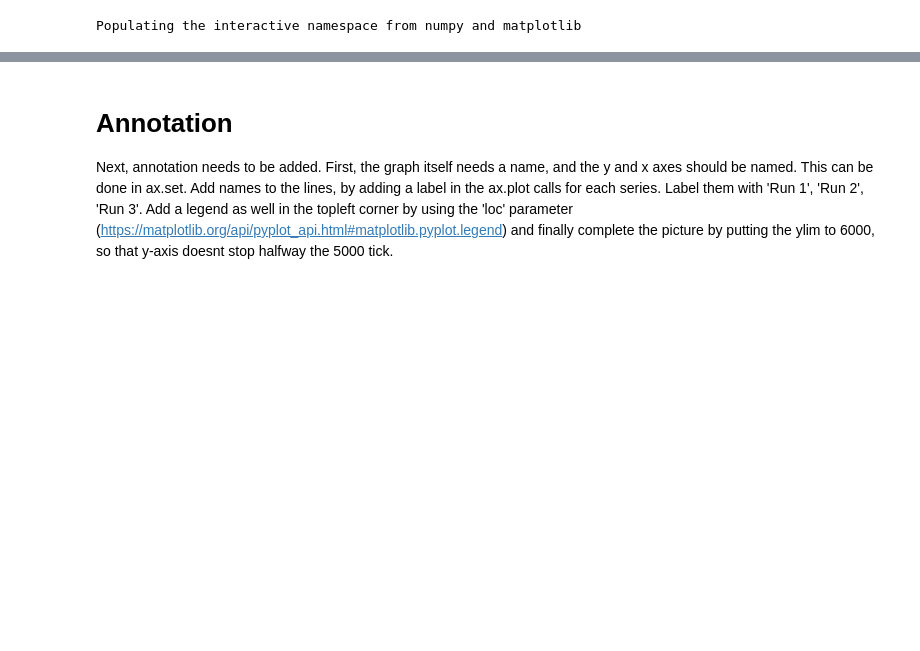
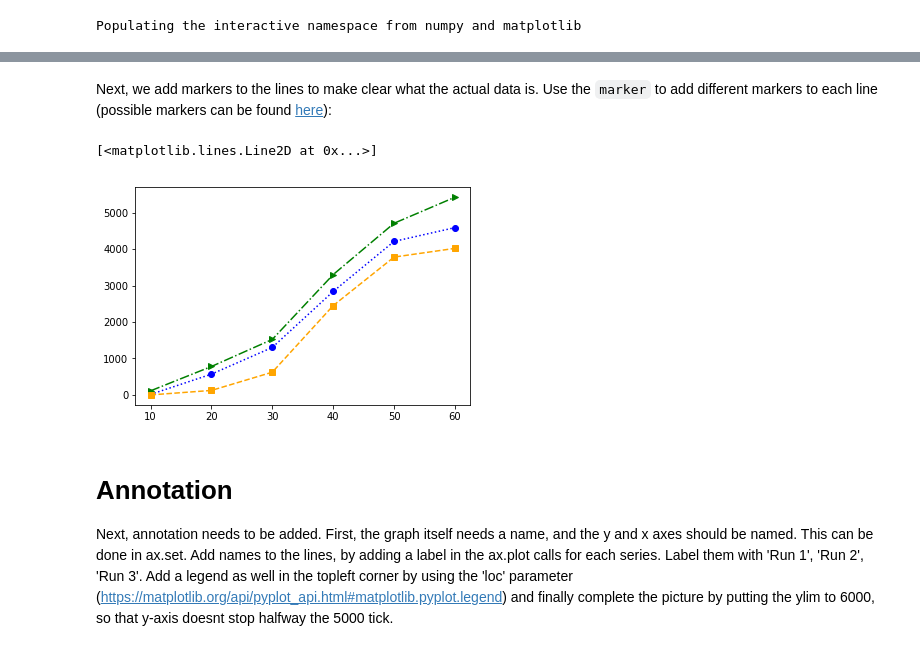
Before and after one commit to lacdr-tox/basic-programming-in-drug-discovery, a Jupyter notebook: python/exercises/2. Basic Plotting.ipynb, the cells around one changed output, grey strips where cells are left out. Cells and saved outputs as stored; diff of their text form; code cells hidden in the pictures; blank space fills up the shorter version.

```diff
--- a/python/exercises/2. Basic Plotting.ipynb
+++ b/python/exercises/2. Basic Plotting.ipynb
@@ -70,3 +65,14 @@ ax.plot(conc,counts[12:], color='orange', linestyle='--')
+# %% [markdown]
+Next, we add markers to the lines to make clear what the actual data is. Use the `marker` to add different markers to each line (possible markers can be found [here](https://matplotlib.org/api/markers_api.html)):
+# %%
+fig = plt.figure(figsize=(6,4))
+ax = plt.gca()
+ax.plot(conc_unique,counts_r1, color='blue', linestyle=':',marker='o')
+ax.plot(conc_unique,counts_r2, color='green', linestyle='-.',marker='>')
+ax.plot(conc_unique,counts_r3, color='orange', linestyle='--',marker='s')
+# %% [output]
+[<matplotlib.lines.Line2D at 0x...>]
+[figure, added]
 # %% [markdown]
 # Annotation
 
```
Also changed, not shown: parts of 17 cells of this notebook, 2 other files.
